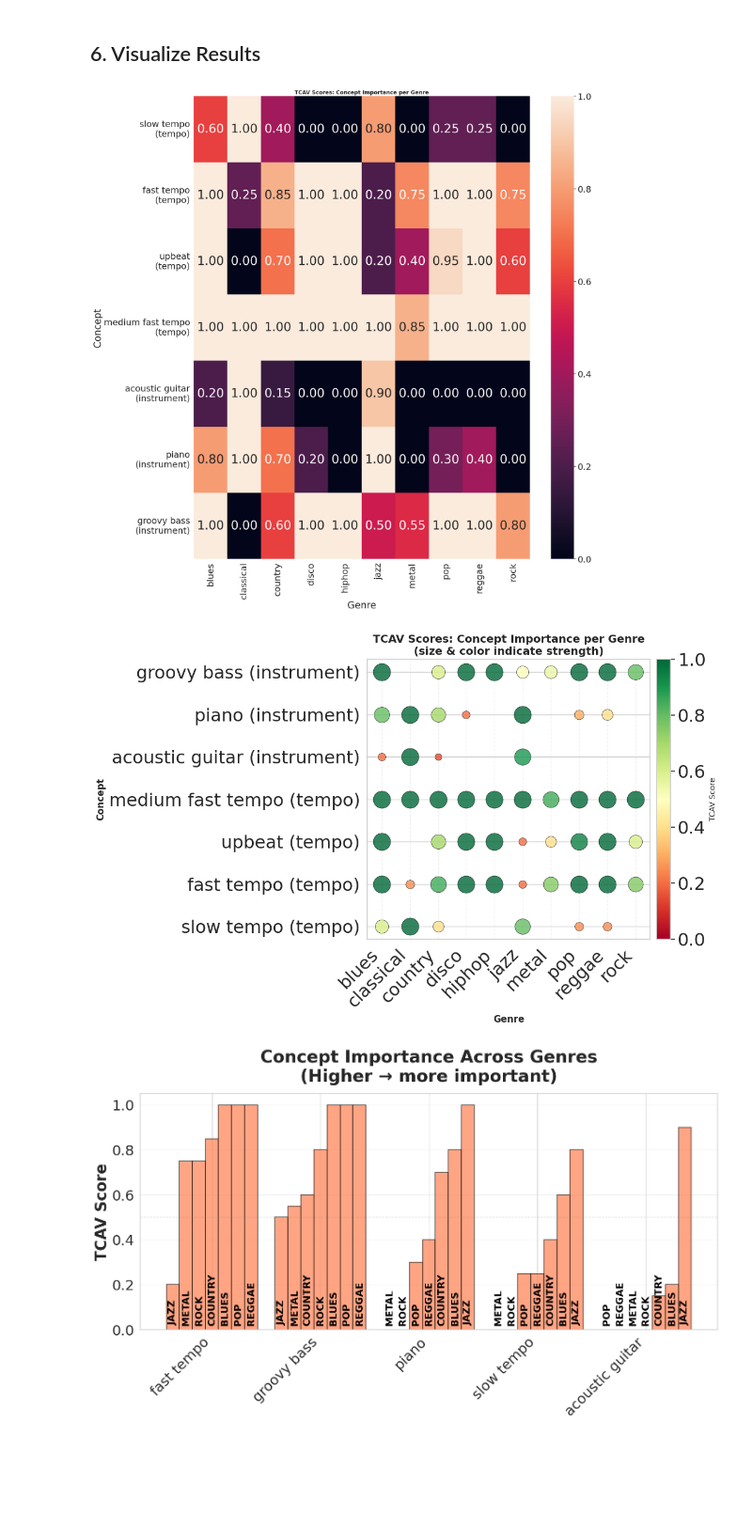
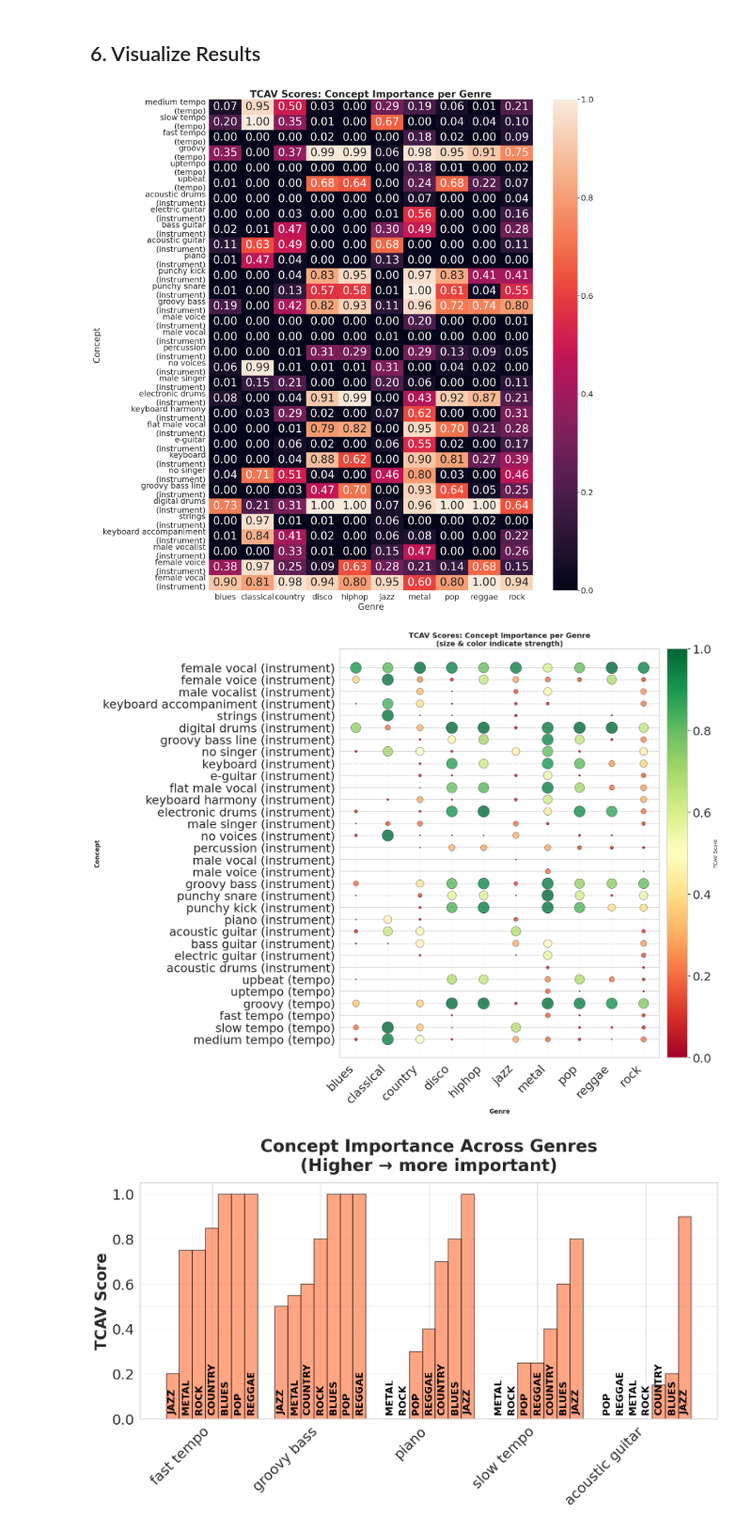
Before and after one commit to BrunoSienkiewicz/ConceptCaps, a Jupyter notebook: notebooks/6. TCAV for genre classification.ipynb, the cells around one changed output. Shown at 94% size. Drawn from its saved outputs; the diff is of its cells as text; code cells hidden in the pictures; blank space fills up the shorter version.

Commit message:
Added remaining data

```diff
--- a/notebooks/6. TCAV for genre classification.ipynb
+++ b/notebooks/6. TCAV for genre classification.ipynb
@@ -542,7 +542,7 @@ class TCAV:
             acc = accuracy_score(y_test, y_pred)
 
             # Only accept CAVs with reasonable performance
-            if acc > 0.55:  # Better than random + margin
+            if acc > 0.60:  # Better than random + margin
                 cavs.append(cav)
                 scores.append(acc)
 
@@ -612,4 +612,6 @@ ANALYSIS_CONCEPTS = {
     'tempo': CONCEPTS.get('tempo'),
     'instrument': CONCEPTS.get('instrument'),
 }
+
+RESULTS_PATH = Path("../data/tcav_genre_classification_results.json")
 # %% [output]
@@ -618,7 +620,7 @@ Sample aspects: ['acoustic drums', 'acoustic guitar', 'afrobeats', 'aggressive',
 # %%
 # Generate random counterexamples from real audio
-num_samples = 20
-random_data = create_random_audio_dataset(num_samples=50)
+num_samples = 150
+random_data = create_random_audio_dataset(num_samples=200)
 random_acts = tcav.get_activations(random_data)
 
 # Run TCAV analysis
@@ -632,7 +634,7 @@ for category, concept_list in ANALYSIS_CONCEPTS.items():
     print(f"\n📊 Category: {category.upper()}")
     print("-" * 40)
 
-    for concept in concept_list[:10]: # Limit to first 10 concepts for brevity
+    for concept in concept_list[:30]: # Limit to first 10 concepts for brevity
         # Load real audio for concept
         print(f"  Loading audio for '{concept}'...")
         concept_data = create_concept_dataset_from_audio(concept, num_samples=num_samples)
@@ -644,9 +646,9 @@ for category, concept_list in ANALYSIS_CONCEPTS.items():
         concept_acts = tcav.get_activations(concept_data)
 
         # Train CAV
-        cav_result = tcav.train_cav(concept_acts, random_acts, num_runs=20)
+        cav_result = tcav.train_cav(concept_acts, random_acts, num_runs=40)
 
-        if cav_result['cav'] is None or cav_result['accuracy'] < 0.60:
+        if cav_result['cav'] is None:
             print(f"  Skipping concept '{concept}' due to low CAV accuracy ({cav_result['accuracy']:.3f}).")
             continue
 
@@ -656,7 +658,7 @@ for category, concept_list in ANALYSIS_CONCEPTS.items():
             # Get GTZAN samples for this genre
             genre_idx = GENRE_MAP[genre_name]
             genre_mask = y_train == genre_idx
-            genre_samples = X_train[genre_mask][:num_samples]
+            genre_samples = X_train[genre_mask][:500]
 
             genre_acts = tcav.get_activations(genre_samples)
             genre_scores[genre_name] = tcav.compute_tcav_score(genre_acts, cav_result['cav'], method='cosine')
@@ -668,6 +670,10 @@ for category, concept_list in ANALYSIS_CONCEPTS.items():
 
         print(f"  {concept}: CAV acc={cav_result['accuracy']:.3f}")
 
+with open(RESULTS_PATH, "w") as f:
+    json.dump(results, f, indent=4)
+print(f"\n✓ TCAV results saved to: {RESULTS_PATH}")
+
 print("\n" + "="*60)
 print("✓ Analysis complete")
 # %% [output]
@@ -690,6 +696,9 @@ Warning: No CAVs with accuracy > 0.55 found
 ✓ Analysis complete
 # %% [markdown]
 ## 6. Visualize Results
+# %%
+with open(RESULTS_PATH, "r") as f:
+    results = json.load(f)
 # %%
 # Create TCAV scores heatmap
 all_concepts = [c for concepts in ANALYSIS_CONCEPTS.values() for c in concepts]
@@ -707,7 +716,7 @@ for category, concept_dict in results.items():
 score_matrix = np.array(score_matrix)
 
 # Plot heatmap
-fig, ax = plt.subplots(figsize=(20, 20))
+fig, ax = plt.subplots(figsize=(22, 22))
 sns.heatmap(
     score_matrix,
     xticklabels=TARGET_GENRES,
@@ -717,15 +726,15 @@ sns.heatmap(
     vmin=0, vmax=1,
     ax=ax,
 )
-ax.set_title('TCAV Scores: Concept Importance per Genre', fontsize=14, fontweight='bold')
+ax.set_title('TCAV Scores: Concept Importance per Genre', fontweight='bold')
 ax.set_xlabel('Genre')
 ax.set_ylabel('Concept')
 plt.tight_layout()
 plt.show()
 # %% [output]
-[figure, old version]
+[figure, new version]
 # %%
-fig, ax = plt.subplots(figsize=(12, 8))
+fig, ax = plt.subplots(figsize=(18, 14))
 
 concept_names = []
 y_positions = []
@@ -737,34 +746,34 @@ for category, concept_dict in results.items():
             # Size and color based on score
             size = score * 500  # Scale for visibility
             color = plt.cm.RdYlGn(score)  # Red to Green colormap
 
             ax.scatter(i, y_pos, s=size, c=[color], alpha=0.8, edgecolors='black', linewidth=0.5)
 
         concept_names.append(f"{concept} ({category})")
         y_positions.append(y_pos)
         y_pos += 1
 
 ax.set_xticks(range(len(TARGET_GENRES)))
 ax.set_xticklabels(TARGET_GENRES, rotation=45, ha='right')
 ax.set_yticks(y_positions)
 ax.set_yticklabels(concept_names)
 ax.set_xlabel('Genre', fontsize=12, fontweight='bold')
 ax.set_ylabel('Concept', fontsize=12, fontweight='bold')
 ax.set_title('TCAV Scores: Concept Importance per Genre\n(size & color indicate strength)',
              fontsize=14, fontweight='bold')
 ax.grid(axis='x', alpha=0.3, linestyle='--')
 ax.set_xlim(-0.5, len(TARGET_GENRES)-0.5)
 
 # Add colorbar
 sm = plt.cm.ScalarMappable(cmap=plt.cm.RdYlGn, norm=plt.Normalize(vmin=0, vmax=1))
 sm.set_array([])
 cbar = plt.colorbar(sm, ax=ax, pad=0.02)
 cbar.set_label('TCAV Score', fontsize=10)
 
 plt.tight_layout()
 plt.show()
 # %% [output]
-[figure, old version]
+[figure, new version]
 # %%
 import matplotlib.pyplot as plt
 import numpy as np
```
Also changed, not shown: parts of 3 cells of this notebook, 8 other files.
